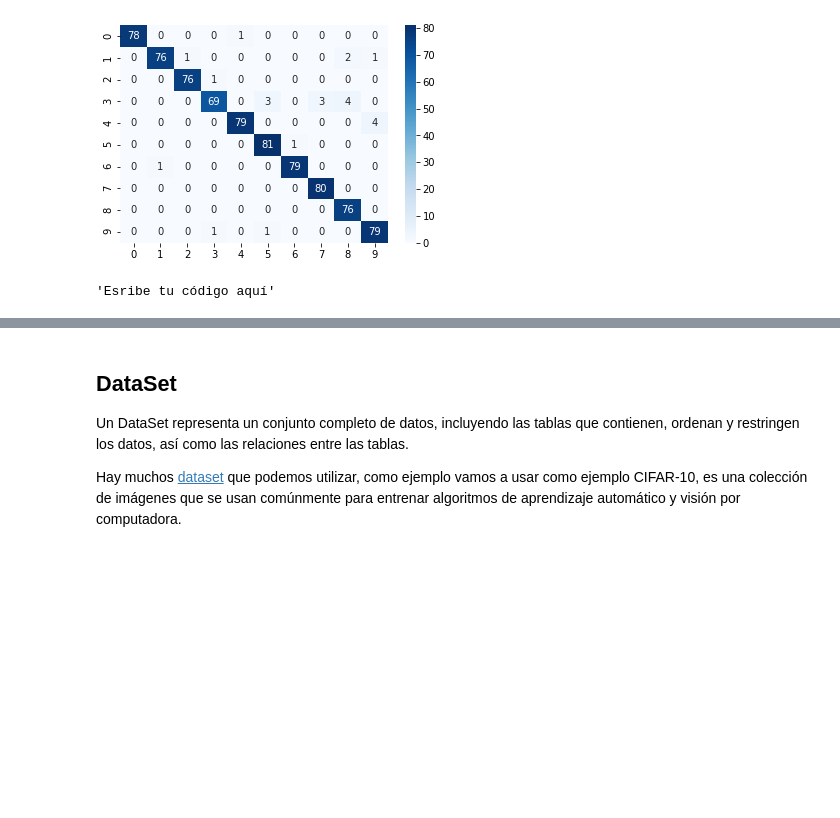
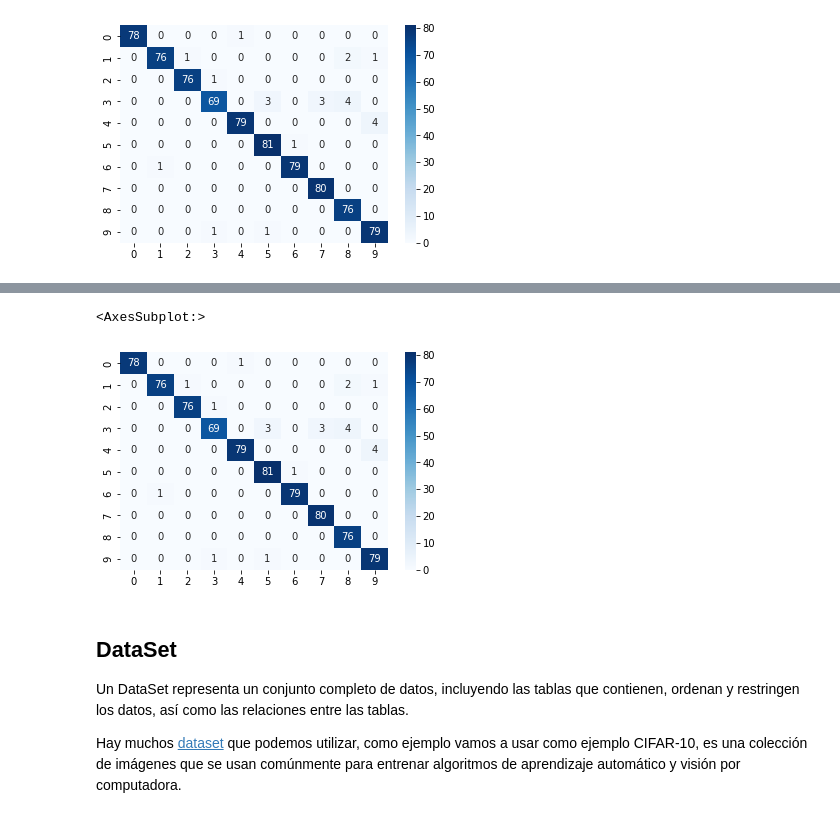
Before and after one commit to MelvinGuaygua/Python-projects, a Jupyter notebook: 11_Scikit_learn/03_SVM.ipynb, the cells around one changed output, grey strips where cells are left out. Saved outputs shown, nothing was run; the diff lists cells and outputs as text; code cells hidden in the pictures; blank space fills up the shorter version.

```diff
--- a/11_Scikit_learn/03_SVM.ipynb
+++ b/11_Scikit_learn/03_SVM.ipynb
@@ -155,16 +155,27 @@ Classification report for classifier SVC(C=100.0, gamma=0.001):
 weighted avg       0.97      0.97      0.97       797
 <AxesSubplot:>
 [figure]
-# %%
-"""Esribe tu código aquí"""
-# %% [output]
-'Esribe tu código aquí'
 # %% [markdown]
 <hr>
 <b><font color='red'>Ejercicio 01</font></b>
 
 Entrena al modelo utilizando los 500, 200 y 20 primeros dígitos y pruebalo con los 200 siguientes, obten la matriz de confución para cada caso como se muestra a continuación:
 <img src="digit.png" ALIGN="left">
+# %%
+"""Esribe tu código aquí"""
+
+fin=1000
+svc.fit(digits.data[0:fin],digits.target[0:fin])
+predicted=svc.predict(digits.data[fin:len(digits.data)])
+C=confusion_matrix(digits.target[fin:len(digits.data)],predicted)
+# print(
+#     f"Classification report for classifier {svc}:\n"
+#     f"{metrics.classification_report(digits.target[fin:len(digits.data)], predicted)}\n"
+# )
+sns.heatmap(C, annot = True, cmap = 'Blues')
+# %% [output]
+<AxesSubplot:>
+[figure, added]
 # %% [markdown]
 ## DataSet
 
```
Also changed, not shown: parts of 3 cells of this notebook, 15 other files.
